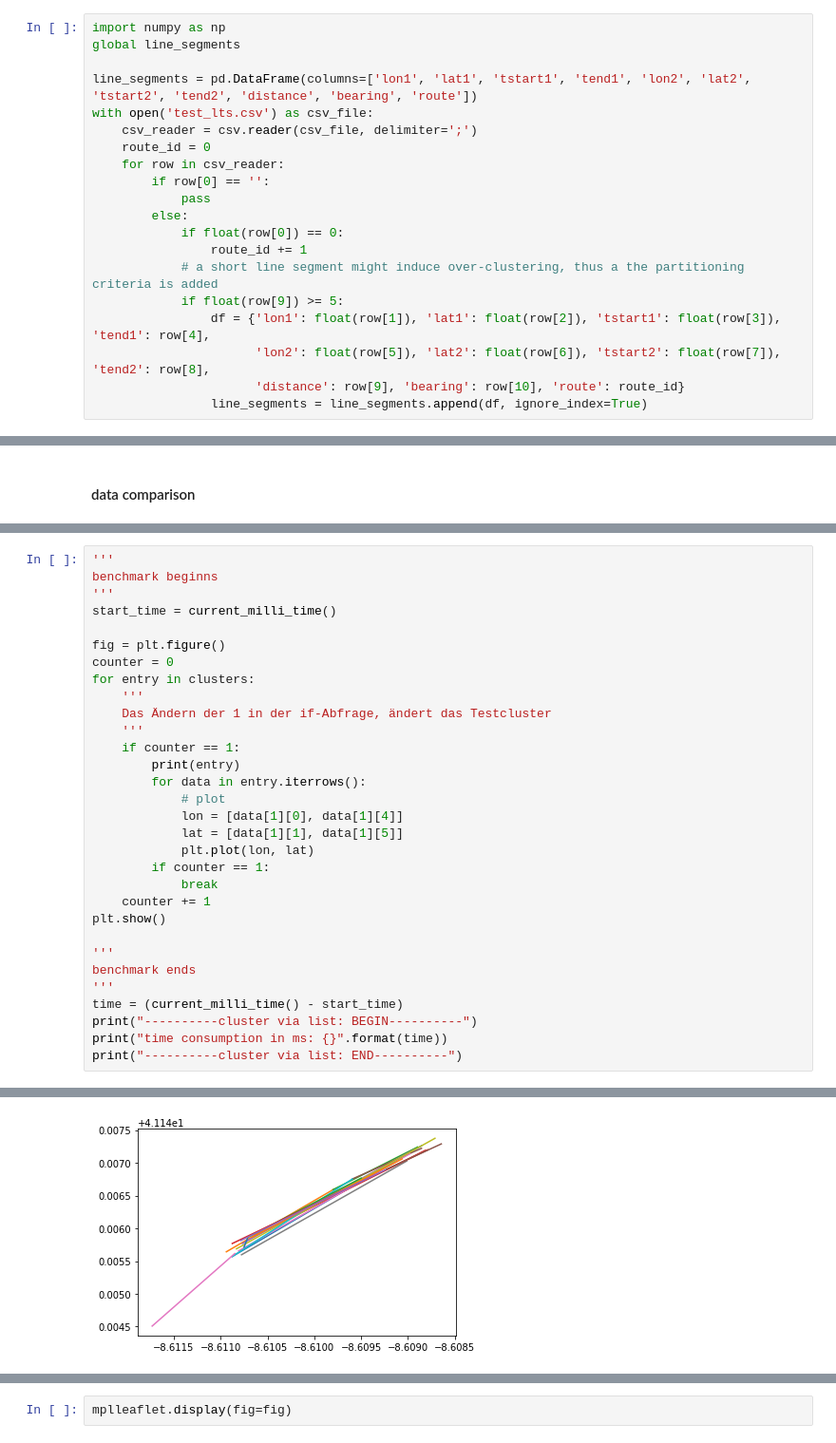
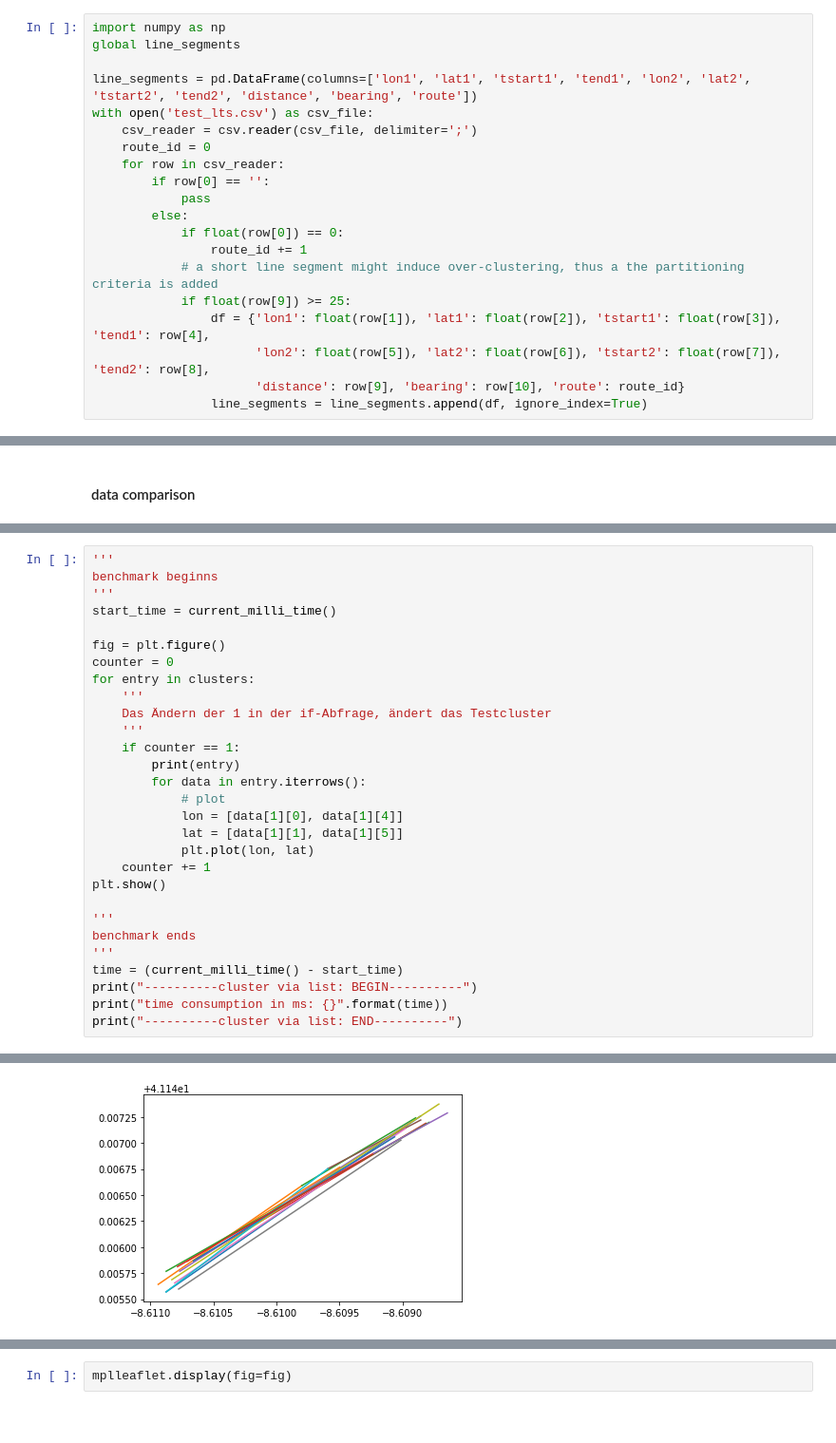
Before and after one commit to jiafug/dbpro, a Jupyter notebook: transform.ipynb, the cells around one changed output, grey strips where cells are left out. Shown: that part at 95% size. Cells and saved outputs as stored; diff of their text form.

```diff
--- a/transform.ipynb
+++ b/transform.ipynb
@@ -605,7 +605,7 @@ with open('test_lts.csv') as csv_file:
             if float(row[0]) == 0:
                 route_id += 1
             # a short line segment might induce over-clustering, thus a the partitioning criteria is added
-            if float(row[9]) >= 5:
+            if float(row[9]) >= 25:
                 df = {'lon1': float(row[1]), 'lat1': float(row[2]), 'tstart1': float(row[3]), 'tend1': row[4],
                       'lon2': float(row[5]), 'lat2': float(row[6]), 'tstart2': float(row[7]), 'tend2': row[8],
                       'distance': row[9], 'bearing': row[10], 'route': route_id}
@@ -1006,8 +1006,6 @@ for entry in clusters:
             lon = [data[1][0], data[1][4]]
             lat = [data[1][1], data[1][5]]
             plt.plot(lon, lat)
-        if counter == 1:
-            break
     counter += 1
 plt.show()
 
@@ -1039,2 +1037,2 @@ print("----------cluster via list: END----------")
-[figure, old version]
+[figure, new version]
 ----------cluster via list: BEGIN----------
```
Also changed, not shown: parts of 8 cells of this notebook.
